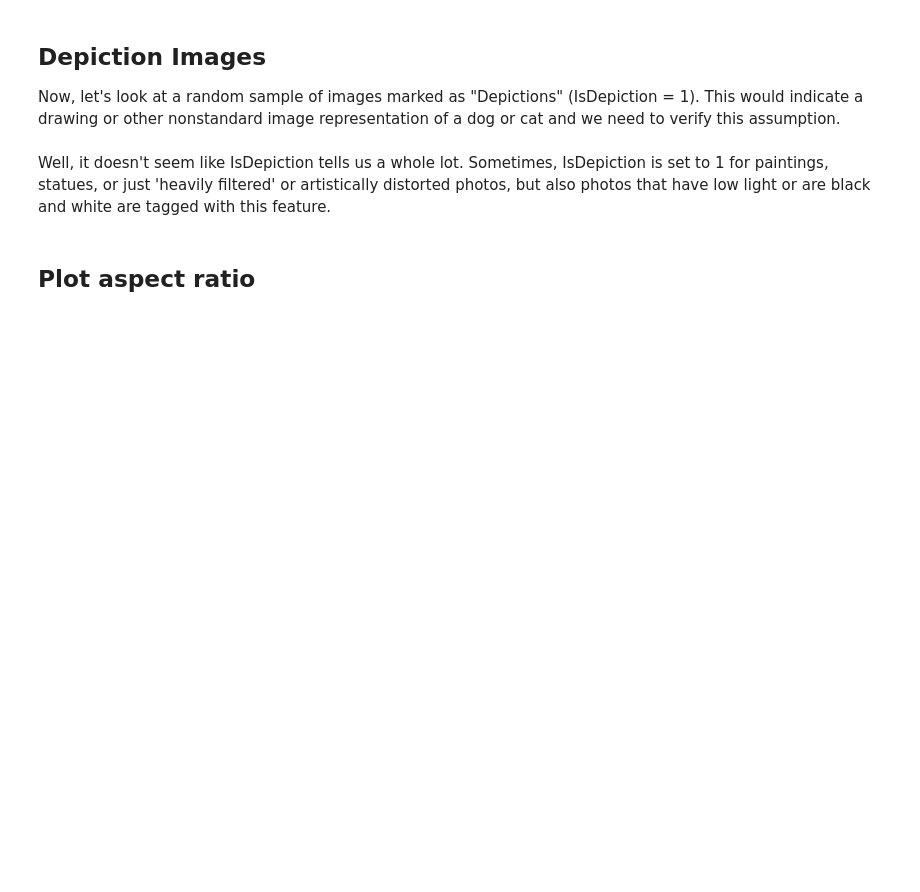
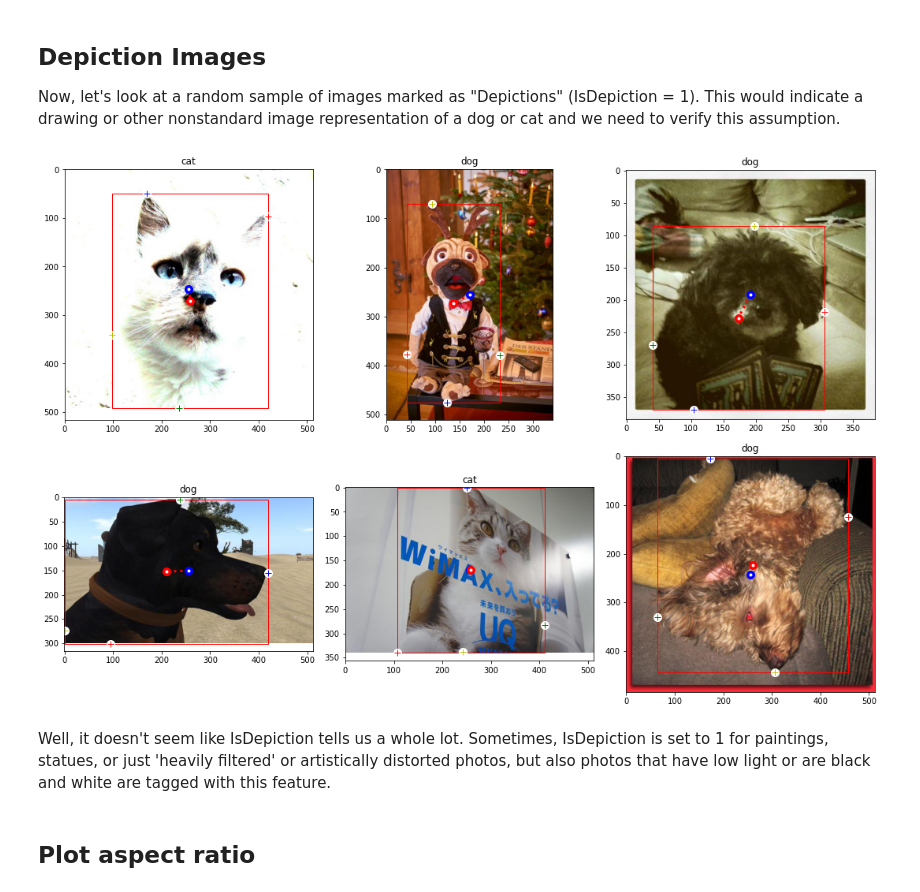
Before and after one commit to LaurenMadar/AML-finalgroup2, a Jupyter notebook: Group2_Phase3.ipynb, the cells around one changed output. Cells and saved outputs as stored; diff of their text form; code cells hidden in the pictures; blank space fills up the shorter version.

```diff
--- a/Group2_Phase3.ipynb
+++ b/Group2_Phase3.ipynb
@@ -405,3 +368,8 @@ plt.show()
+# %%
+# plot random 6 depiction images (original size)
+RandomSixImages(df[df.IsDepiction > 0])
+# %% [output]
+[figure, added]
 # %% [markdown]
 Well, it doesn't seem like IsDepiction tells us a whole lot.  Sometimes, IsDepiction is set to 1 for paintings, statues, or just 'heavily filtered' or artistically distorted photos, but also photos that have low light or are black and white are tagged with this feature.
 # %% [markdown]
```
Also changed, not shown: parts of 50 cells of this notebook.
